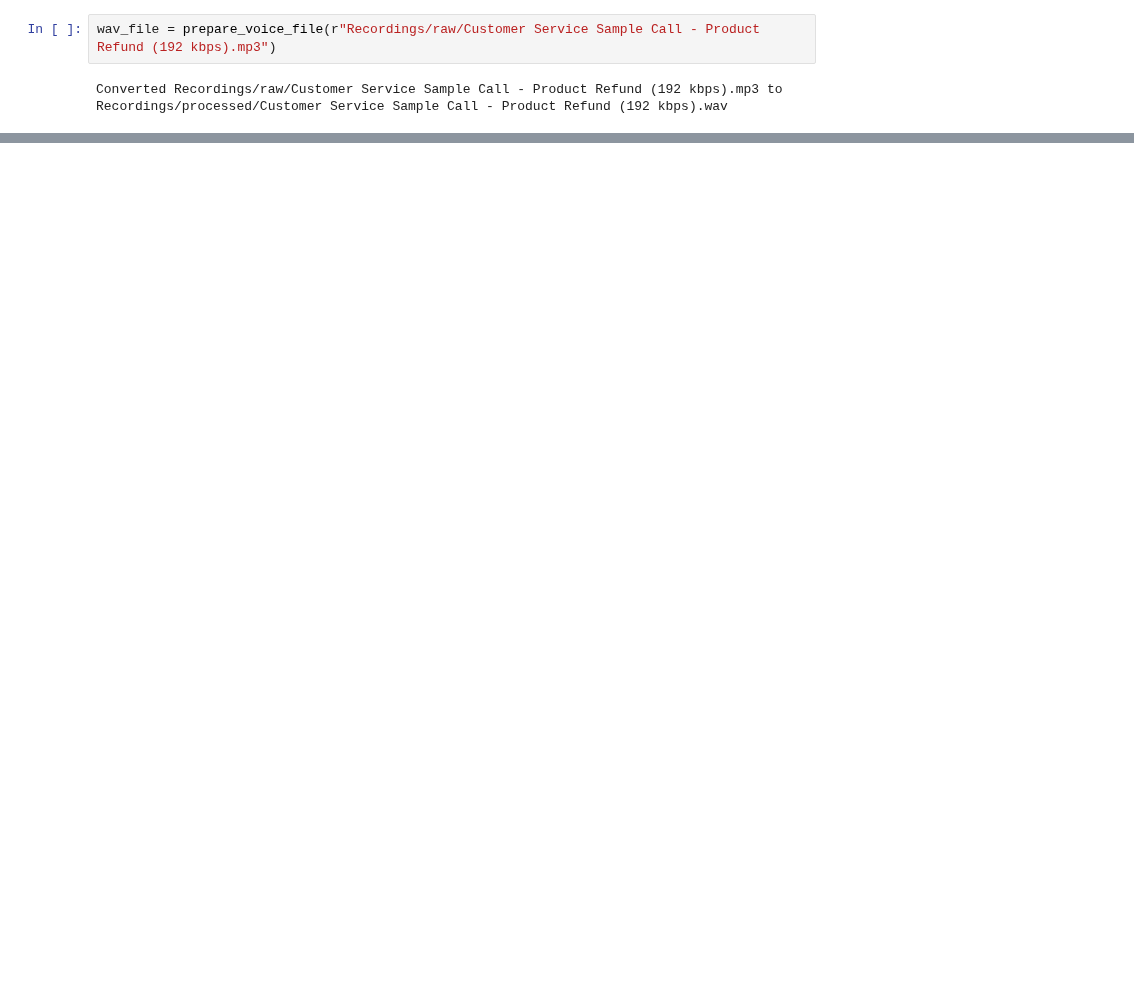
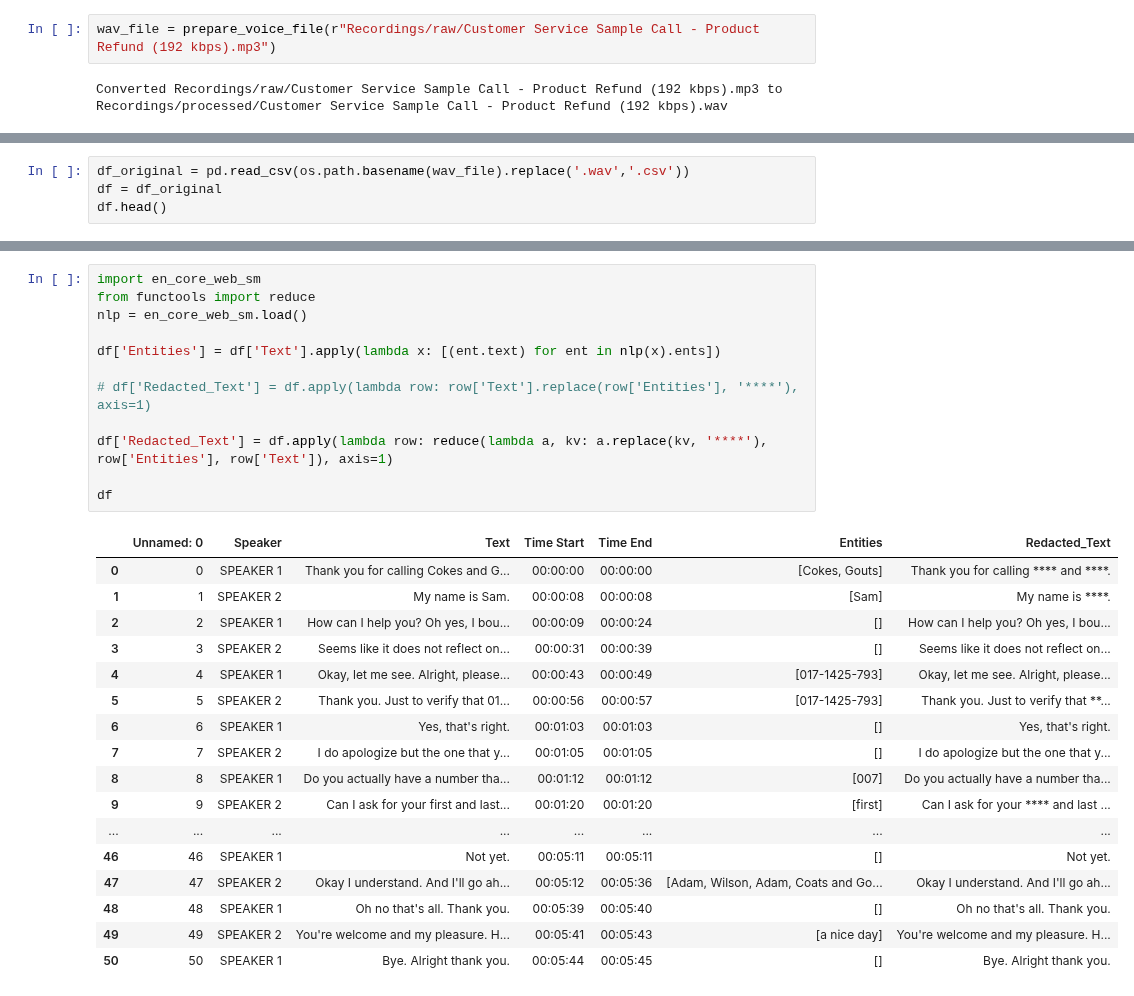
Before and after one commit to yowmahjebby/CallScoreProModel, a Jupyter notebook: refactored-model.ipynb, the cells around one changed output, grey strips where cells are left out. Saved outputs shown, nothing was run; the diff lists cells and outputs as text; blank space fills up the shorter version.

```diff
--- a/refactored-model.ipynb
+++ b/refactored-model.ipynb
@@ -26,0 +142,4 @@ Converted Recordings/raw/Customer Service Sample Call - Product Refund (192 kbps
+# %%
+df_original = pd.read_csv(os.path.basename(wav_file).replace('.wav','.csv'))
+df = df_original
+df.head()
@@ -26,0 +153,30 @@ Converted Recordings/raw/Customer Service Sample Call - Product Refund (192 kbps
+# %%
+import en_core_web_sm
+from functools import reduce
+nlp = en_core_web_sm.load()
+
+df['Entities'] = df['Text'].apply(lambda x: [(ent.text) for ent in nlp(x).ents])
+
+# df['Redacted_Text'] = df.apply(lambda row: row['Text'].replace(row['Entities'], '****'), axis=1)
+
+df['Redacted_Text'] = df.apply(lambda row: reduce(lambda a, kv: a.replace(kv, '****'), row['Entities'], row['Text']), axis=1)
+
+df
+# %% [output]
+|  | Unnamed: 0 | Speaker | Text | Time Start | Time End | Entities | Redacted_Text |
+| 0 | 0 | SPEAKER 1 | Thank you for calling Cokes and G... | 00:00:00 | 00:00:00 | [Cokes, Gouts] | Thank you for calling **** and ****. |
+| 1 | 1 | SPEAKER 2 | My name is Sam. | 00:00:08 | 00:00:08 | [Sam] | My name is ****. |
+| 2 | 2 | SPEAKER 1 | How can I help you? Oh yes, I bou... | 00:00:09 | 00:00:24 | [] | How can I help you? Oh yes, I bou... |
+| 3 | 3 | SPEAKER 2 | Seems like it does not reflect on... | 00:00:31 | 00:00:39 | [] | Seems like it does not reflect on... |
+| 4 | 4 | SPEAKER 1 | Okay, let me see. Alright, please... | 00:00:43 | 00:00:49 | [017-1425-793] | Okay, let me see. Alright, please... |
+| 5 | 5 | SPEAKER 2 | Thank you. Just to verify that 01... | 00:00:56 | 00:00:57 | [017-1425-793] | Thank you. Just to verify that **... |
+| 6 | 6 | SPEAKER 1 | Yes, that's right. | 00:01:03 | 00:01:03 | [] | Yes, that's right. |
+| 7 | 7 | SPEAKER 2 | I do apologize but the one that y... | 00:01:05 | 00:01:05 | [] | I do apologize but the one that y... |
+| 8 | 8 | SPEAKER 1 | Do you actually have a number tha... | 00:01:12 | 00:01:12 | [007] | Do you actually have a number tha... |
+| 9 | 9 | SPEAKER 2 | Can I ask for your first and last... | 00:01:20 | 00:01:20 | [first] | Can I ask for your **** and last ... |
+| ... | ... | ... | ... | ... | ... | ... | ... |
+| 46 | 46 | SPEAKER 1 | Not yet. | 00:05:11 | 00:05:11 | [] | Not yet. |
+| 47 | 47 | SPEAKER 2 | Okay I understand. And I'll go ah... | 00:05:12 | 00:05:36 | [Adam, Wilson, Adam, Coats and Go... | Okay I understand. And I'll go ah... |
+| 48 | 48 | SPEAKER 1 | Oh no that's all. Thank you. | 00:05:39 | 00:05:40 | [] | Oh no that's all. Thank you. |
+| 49 | 49 | SPEAKER 2 | You're welcome and my pleasure. H... | 00:05:41 | 00:05:43 | [a nice day] | You're welcome and my pleasure. H... |
+| 50 | 50 | SPEAKER 1 | Bye. Alright thank you. | 00:05:44 | 00:05:45 | [] | Bye. Alright thank you. |
```
Also changed, not shown: parts of 7 cells of this notebook, 4 other files.
